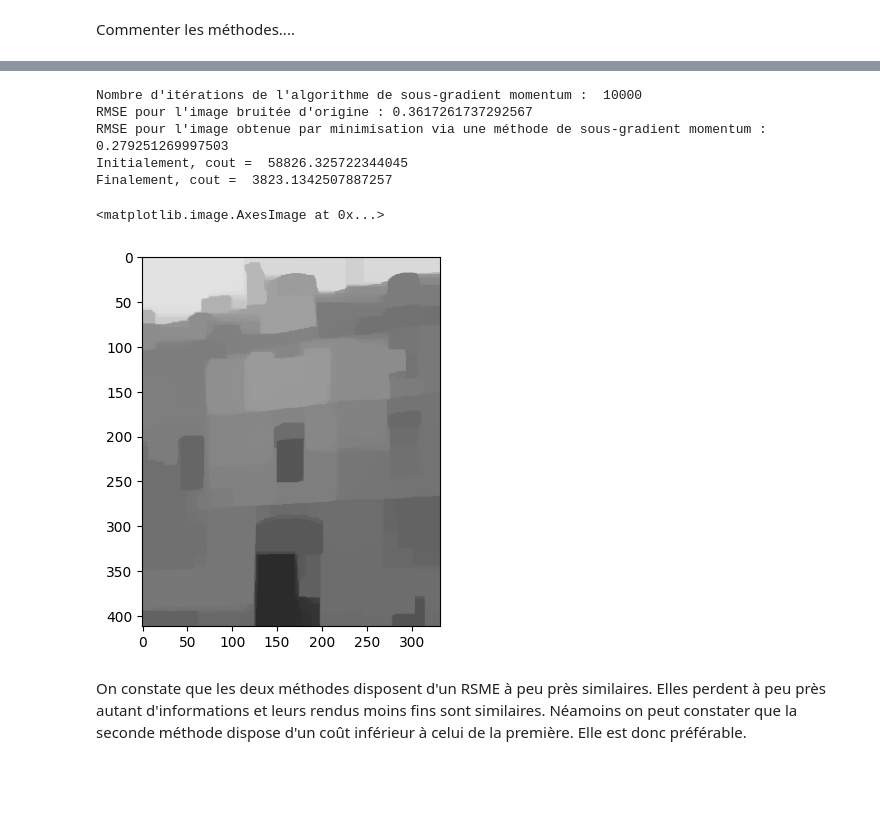
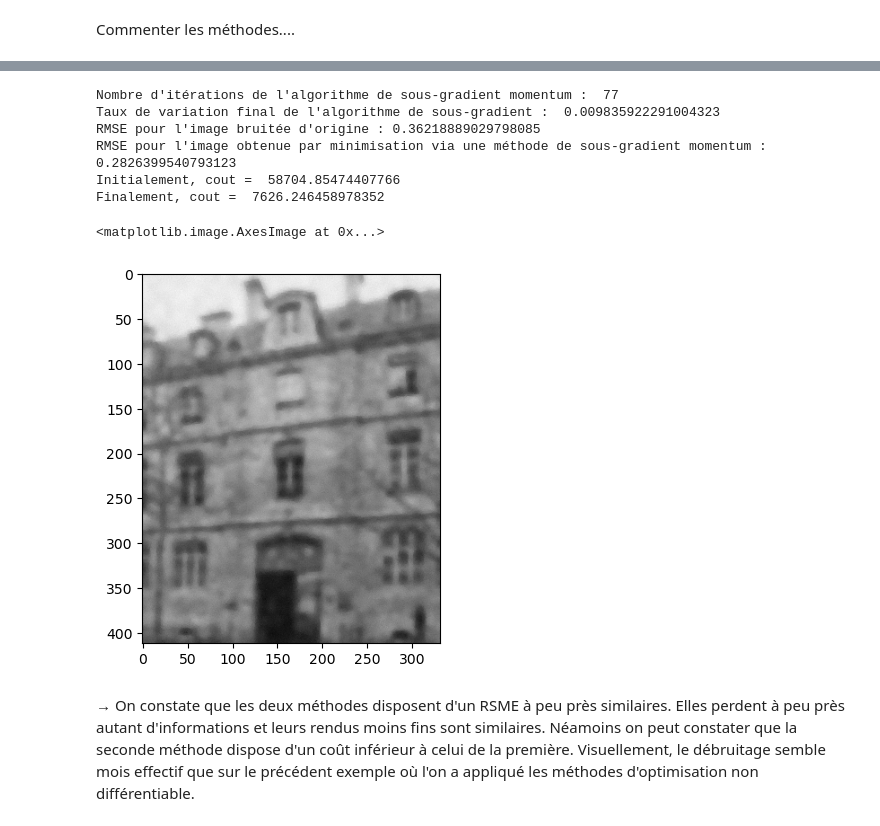
Before and after one commit to bavrillon/Projets_UE21, a Jupyter notebook: OPTI/OPTI_notebook.ipynb, the cells around one changed output, grey strips where cells are left out. Drawn from its saved outputs; the diff is of its cells as text; code cells hidden in the pictures; blank space fills up the shorter version.

```diff
--- a/OPTI/OPTI_notebook.ipynb
+++ b/OPTI/OPTI_notebook.ipynb
@@ -232,7 +232,7 @@ print(approximation_grad_f(u1,h,epsilon),np.trace(np.dot(np.transpose(grad_f(u1)
 # %%
 #30s d'exécution
 
-def optim_gradient_fixed_step(grad_fun, x0, l, max_iter = 10000, epsilon_grad_fun = 0.005):
+def optim_gradient_fixed_step(grad_fun, x0, l, max_iter = 10000, epsilon_grad_fun = 0.05):
     k = 0
     xk = x0
     grad_f_xk = grad_fun(xk)
@@ -554,7 +569,7 @@ def g(u):
     res = u -img_noise -divergence(np.sign(grad_img(u)))
     return res
 # %%
-def optim_sous_gradient(sous_grad_fun, x0, max_iter = 10000, epsilon_variations = 1e-8):
+def optim_sous_gradient(sous_grad_fun, x0, max_iter = 10000, epsilon_variations = 1e-2):
     k = 0
     xk = x0
     lk = 0.05
@@ -565,12 +580,14 @@ def optim_sous_gradient(sous_grad_fun, x0, max_iter = 10000, epsilon_variations
         xk = xk + lk*pk
         sous_grad_f_xk = sous_grad_fun(xk)
         nb_iterations += 1
-        if (np.linalg.norm((lk*pk).reshape(-1),1) / np.linalg.norm((xk -lk*pk).reshape(-1),1) < epsilon_variations) :  # Condition de sortie
+        taux_variation = np.linalg.norm((lk*pk).reshape(-1),1) / np.linalg.norm((xk -lk*pk).reshape(-1),1)
+        if (taux_variation < epsilon_variations) :  # Condition de sortie
             break
         lk = (nb_iterations)**(-1)
-    return xk,nb_iterations
+    return xk,nb_iterations,taux_variation
 
-u_optim_sous_grad,nb_iterations = optim_sous_gradient(g, img_noise)
+u_optim_sous_grad,nb_iterations,taux_variation = optim_sous_gradient(g, img_noise)
 
 print("Nombre d'itérations de l'algorithme de sous-gradient : ",nb_iterations)
+print("Taux de variation final de l'algorithme de sous-gradient : ",taux_variation)
 # %% [output]
@@ -600,7 +620,7 @@ On constate que le RMSE de la transmission est plus faible que celui de l'image
 # %% [markdown]
 #### Question 11 -
 # %%
-def optim_sous_gradient_momentum(sous_grad_fun, x0, beta = 0.9,max_iter = 10000, epsilon_variations = 1e-8):
+def optim_sous_gradient_momentum(sous_grad_fun, x0, beta = 0.9,max_iter = 10000, epsilon_variations = 1e-2):
     k = 0
     xk = x0
     lk = 0.05
@@ -610,14 +630,16 @@ def optim_sous_gradient_momentum(sous_grad_fun, x0, beta = 0.9,max_iter = 10000,
     for k in range(max_iter):
         xk = xk + lk*pk
         nb_iterations += 1
-        if (np.linalg.norm((lk*pk).reshape(-1),1) / np.linalg.norm((xk -lk*pk).reshape(-1),1) < epsilon_variations) :  # Condition de sortie
+        taux_variation = np.linalg.norm((lk*pk).reshape(-1),1) / np.linalg.norm((xk -lk*pk).reshape(-1),1)
+        if (taux_variation < epsilon_variations) :  # Condition de sortie
             break
         lk = (nb_iterations)**(-1)
         sous_grad_f_xk = sous_grad_fun(xk)
         pk = beta*pk + (1-beta)*(-sous_grad_f_xk)
-    return xk,nb_iterations
+    return xk,nb_iterations,taux_variation
 
-u_optim_sous_grad_momentum,nb_iterations = optim_sous_gradient_momentum(g, img_noise)
+u_optim_sous_grad_momentum,nb_iterations,taux_variation = optim_sous_gradient_momentum(g, img_noise)
 
 print("Nombre d'itérations de l'algorithme de sous-gradient avec momentum : ",nb_iterations)
+print("Taux de variation final de l'algorithme de sous-gradient avec momentum : ",taux_variation)
 # %% [output]
@@ -657,10 +692,9 @@ plt.imshow(matrice_to_image(img_bis_noise), cmap='gray')
 # %%
-
-def g(u):
+def g_2(u):
     res = u -img_bis_noise -divergence(np.sign(grad_img(u)))
     return res
 
-def TV_L2(u):
+def TV_L2_2(u):
     difference =  u -img_bis_noise
     terme_1 = 0.5*np.linalg.norm(difference.reshape(-1),2)**2
     terme_2 = np.linalg.norm(grad_img(u).ravel(),1)
@@ -694,25 +730,28 @@ Finalement, cout =  3856.535955069336
 # %%
-u_optim_sous_grad_momentum_bis,nb_iterations_bis = optim_sous_gradient_momentum(g, img_bis_noise)
+u_optim_sous_grad_momentum_2,nb_iterations_2,taux_variation_2 = optim_sous_gradient_momentum(g_2, img_bis_noise)
 
-print("Nombre d'itérations de l'algorithme de sous-gradient momentum : ",nb_iterations_bis)
+print("Nombre d'itérations de l'algorithme de sous-gradient momentum : ",nb_iterations_2)
+print("Taux de variation final de l'algorithme de sous-gradient : ",taux_variation_2)
 
 print(f"RMSE pour l'image bruitée d'origine : {RMSE(img_bis_noise)}")
-print(f"RMSE pour l'image obtenue par minimisation via une méthode de sous-gradient momentum : {RMSE(u_optim_sous_grad_bis)}")
+print(f"RMSE pour l'image obtenue par minimisation via une méthode de sous-gradient momentum : {RMSE(u_optim_sous_grad_2)}")
 
-cout_fin_sous_grad_momentum_bis = TV_L2(u_optim_sous_grad_momentum_bis)
-cout_ini_ter = TV_L2(img_bis_noise)
+cout_fin_sous_grad_momentum_2 = TV_L2_2(u_optim_sous_grad_momentum_2)
+cout_ini_ter = TV_L2_2(img_bis_noise)
 
 print("Initialement, cout = ",cout_ini_ter)
-print("Finalement, cout = ", cout_fin_sous_grad_momentum_bis)
+print("Finalement, cout = ", cout_fin_sous_grad_momentum_2)
 
-plt.imshow(matrice_to_image(u_optim_sous_grad_momentum_bis), cmap='gray')
+plt.imshow(matrice_to_image(u_optim_sous_grad_momentum_2), cmap='gray')
 # %% [output]
-Nombre d'itérations de l'algorithme de sous-gradient momentum :  10000
-RMSE pour l'image bruitée d'origine : 0.3617261737292567
-RMSE pour l'image obtenue par minimisation via une méthode de sous-gradient momentum : 0.279251269997503
-Initialement, cout =  58826.325722344045
-Finalement, cout =  3823.1342507887257
+Nombre d'itérations de l'algorithme de sous-gradient momentum :  77
+Taux de variation final de l'algorithme de sous-gradient :  0.009835922291004323
+RMSE pour l'image bruitée d'origine : 0.36218889029798085
+RMSE pour l'image obtenue par minimisation via une méthode de sous-gradient momentum : 0.2826399540793123
+Initialement, cout =  58704.85474407766
+Finalement, cout =  7626.246458978352
 <matplotlib.image.AxesImage at 0x...>
-[figure, old version]
+[figure, new version]
 # %% [markdown]
-On constate que les deux méthodes disposent d'un RSME à peu près similaires. Elles perdent à peu près autant d'informations et leurs rendus moins fins sont similaires. Néamoins on peut constater que la seconde méthode dispose d'un coût inférieur à celui de la première. Elle est donc préférable.
+→ On constate que les deux méthodes disposent d'un RSME à peu près similaires. Elles perdent à peu près autant d'informations et leurs rendus moins fins sont similaires. Néamoins on peut constater que la seconde méthode dispose d'un coût inférieur à celui de la première.
+Visuellement, le débruitage semble mois effectif que sur le précédent exemple où l'on a appliqué les méthodes d'optimisation non différentiable.
```
Also changed, not shown: parts of 25 cells of this notebook.
